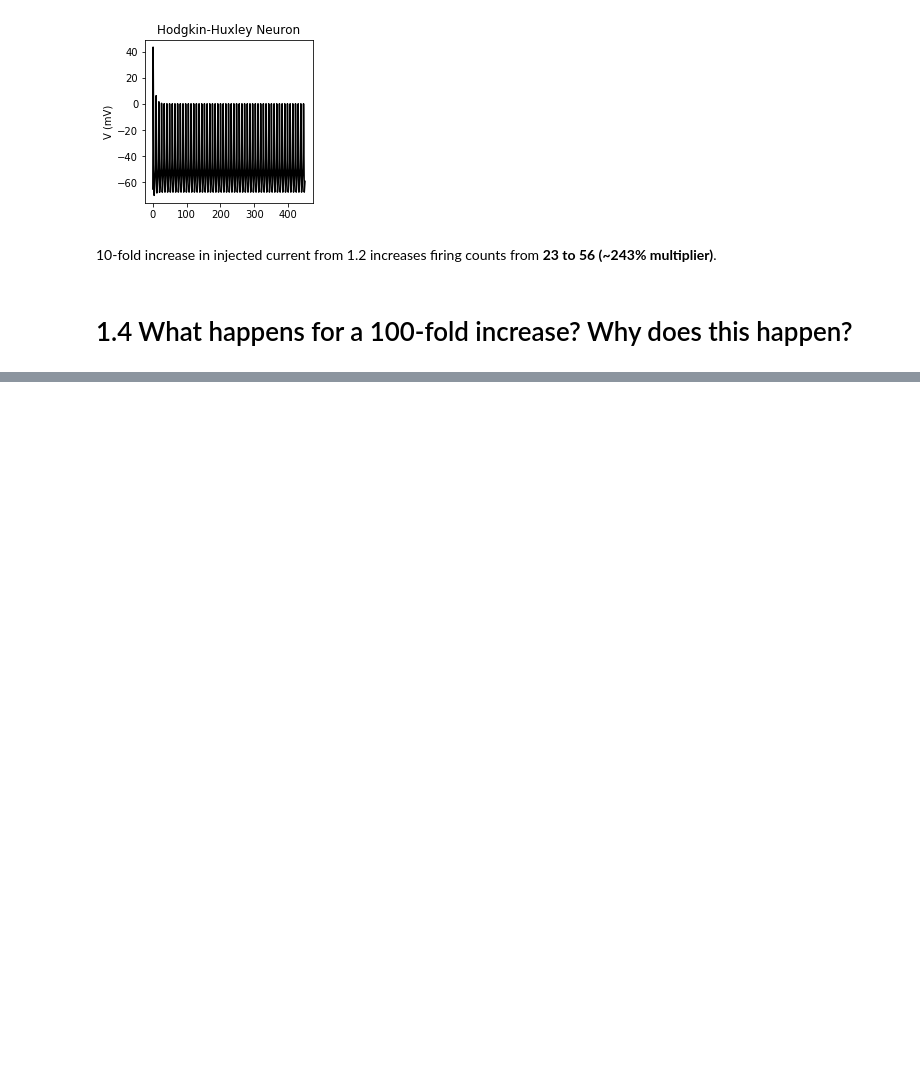
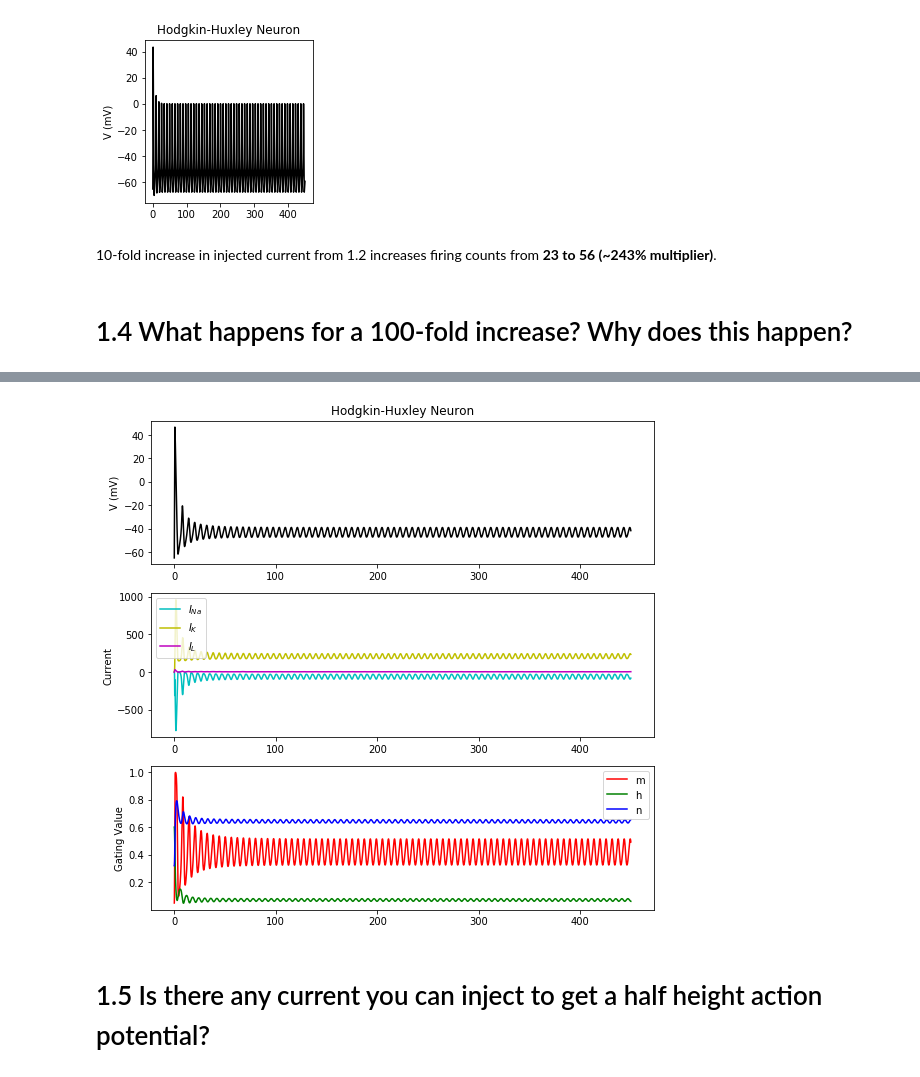
Before and after one commit to sjonany/hodgkin_huxley_exercises, a Jupyter notebook: exercise_1.ipynb, the cells around one changed output, grey strips where cells are left out. Drawn from its saved outputs; the diff is of its cells as text; code cells hidden in the pictures; blank space fills up the shorter version.

```diff
--- a/exercise_1.ipynb
+++ b/exercise_1.ipynb
@@ -64,0 +73,8 @@ TODO: Why?
+# %%
+model = HodgkinHuxley()
+model.I_inj = lambda t: 150.0
+model.gen_plots(["V", "I", "gate"])
+# %% [output]
+[figure, added]
+# %% [markdown]
+# 1.5 Is there any current you can inject to get a half height action potential?
```
Also changed, not shown: parts of 19 cells of this notebook, 1 other file.
